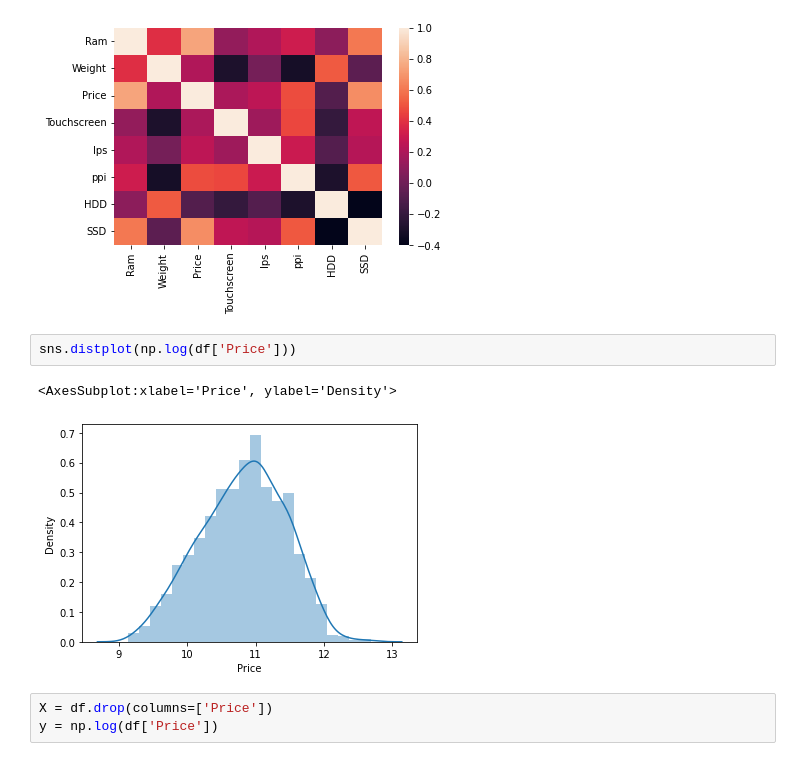
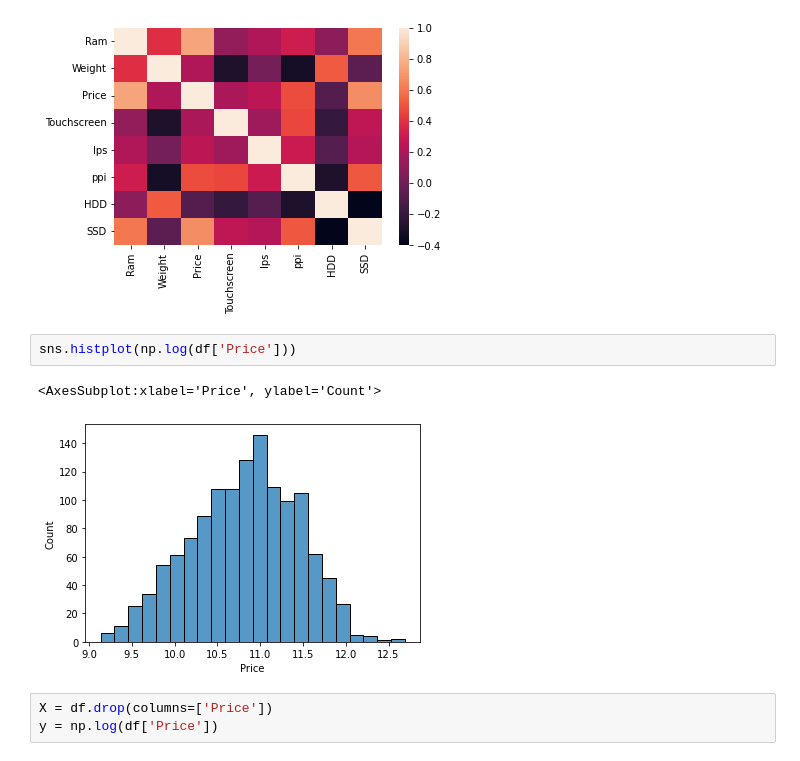
Before and after one commit to hiteshperiwal/laptop-price-predictor, a Jupyter notebook: laptop-price-predictor.ipynb, the cells around one changed output. Drawn from its saved outputs; the diff is of its cells as text.

```diff
--- a/laptop-price-predictor.ipynb
+++ b/laptop-price-predictor.ipynb
@@ -636,10 +636,10 @@ sns.heatmap(df.corr())
 <AxesSubplot:>
 [figure]
 # %%
-sns.distplot(np.log(df['Price']))
+sns.histplot(np.log(df['Price']))
 # %% [output]
-<AxesSubplot:xlabel='Price', ylabel='Density'>
+<AxesSubplot:xlabel='Price', ylabel='Count'>
-[figure, old version]
+[figure, new version]
 # %%
 X = df.drop(columns=['Price'])
 y = np.log(df['Price'])
```
Also changed, not shown: parts of 1 cell of this notebook.
